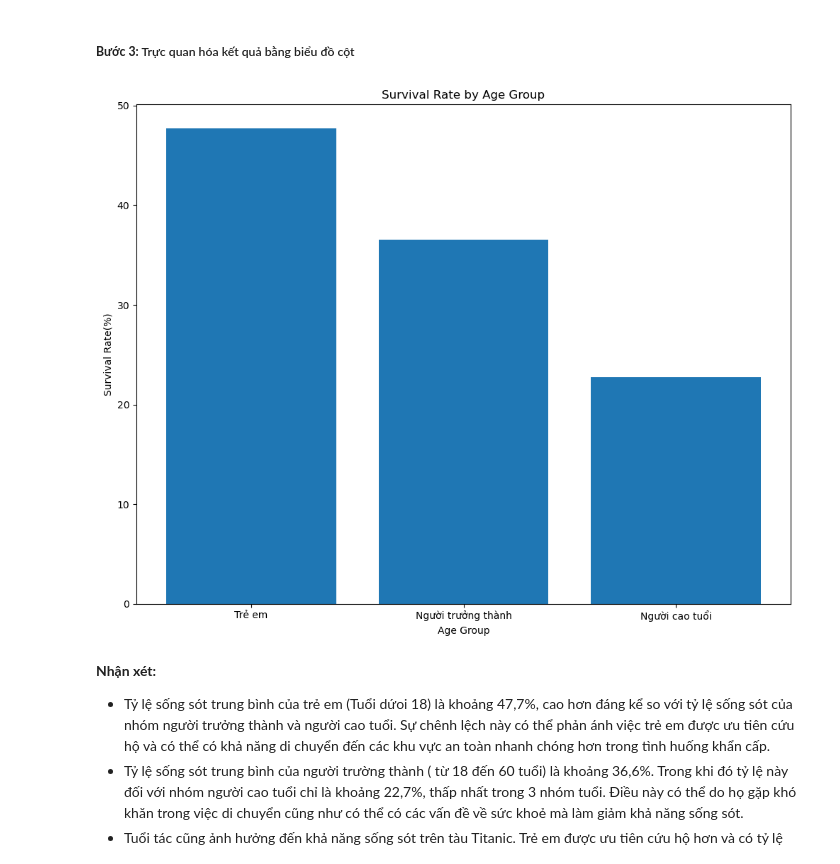
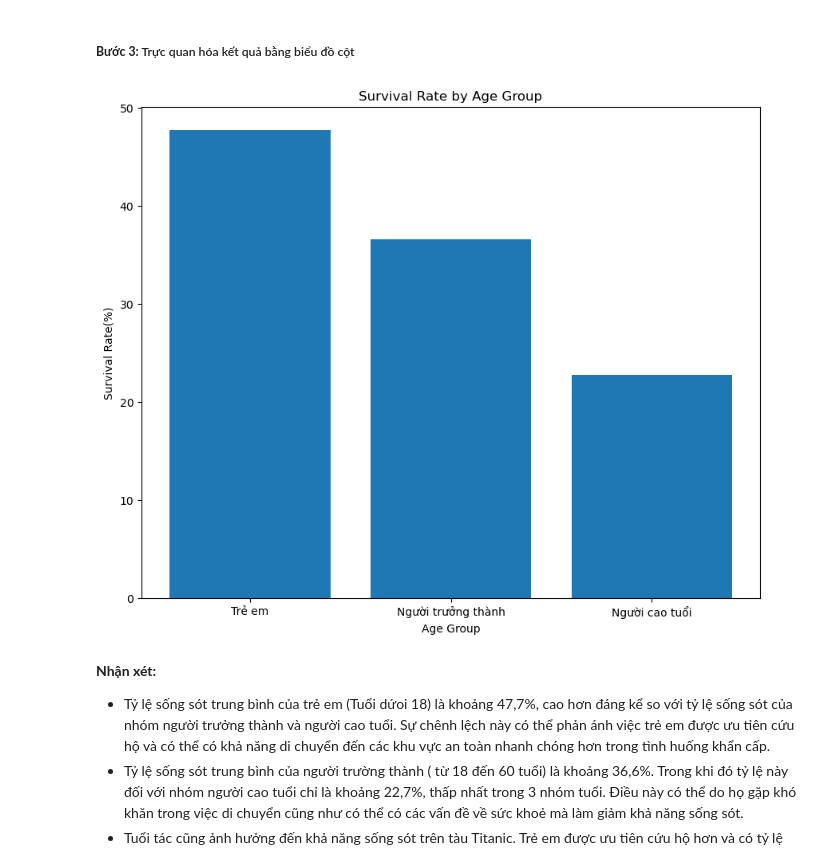
Before and after one commit to nmgbao2505/Lab_Data_Visualization, a Jupyter notebook: Lab 1/21127221_21127583_21127739/Source/21127221_21127583_21127739.ipynb, the cells around one changed output. Saved outputs shown, nothing was run; the diff lists cells and outputs as text; code cells hidden in the pictures.

```diff
--- a/Lab 1/21127221_21127583_21127739.ipynb
+++ b/Lab 1/21127221_21127583_21127739/Source/21127221_21127583_21127739.ipynb
@@ -449,17 +449,17 @@ survival_rate_by_age_group
 # %%
 plt.figure(figsize=(10, 8))
 plt.bar(survival_rate_by_age_group['Age Group'], survival_rate_by_age_group['Survived'])
 plt.xlabel('Age Group')
 plt.ylabel('Survival Rate(%)')
 plt.title('Survival Rate by Age Group')
 
 # Save image as svg file to use in report
-plt.tight_layout()
-plt.savefig("./images/survival_rate_by_age_group.svg", format="svg")
+# plt.tight_layout()
+# plt.savefig("./images/survival_rate_by_age_group.svg", format="svg")
 
 plt.show()
 # %% [output]
-[figure, old version]
+[figure, new version]
 # %% [markdown]
 **Nhận xét:**
 - Tỷ lệ sống sót trung bình của trẻ em (Tuổi dứoi 18) là khoảng 47,7%, cao hơn đáng kể so với tỷ lệ sống sót của nhóm người trưởng thành và người cao tuổi. Sự chênh lệch này có thể phản ánh việc trẻ em được ưu tiên cứu hộ và có thể có khả năng di chuyển đến các khu vực an toàn nhanh chóng hơn trong tình huống khẩn cấp.
```
Also changed, not shown: parts of 4 cells of this notebook, 10 other files.
